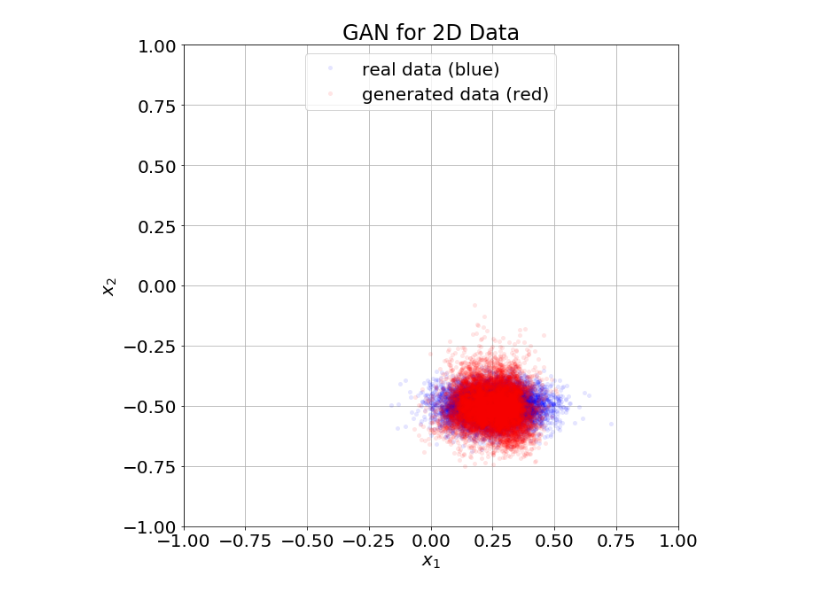
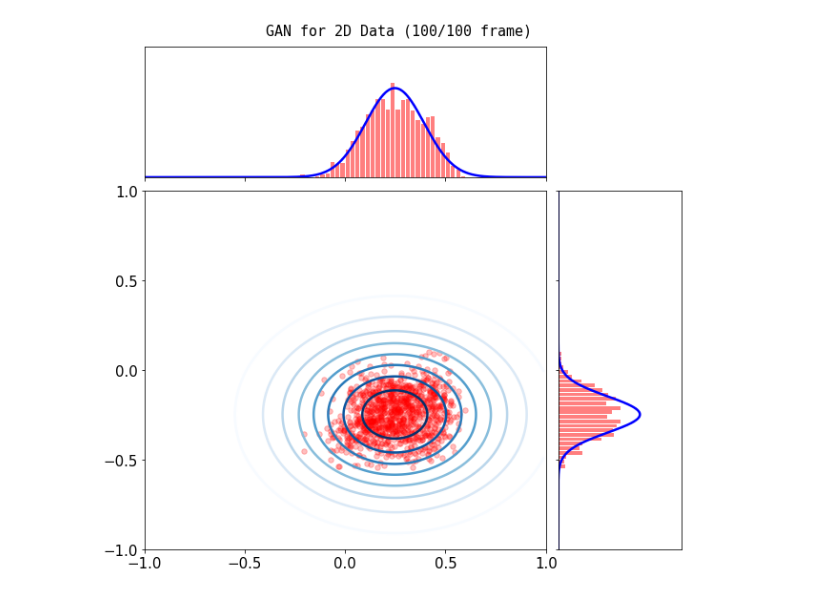
Before and after one commit to ryuseonghan/DL-Study, a Jupyter notebook: gan2d.ipynb, the cells around one changed output. Saved outputs shown, nothing was run; the diff lists cells and outputs as text; code cells hidden in the pictures.

```diff
--- a/gan2d.ipynb
+++ b/gan2d.ipynb
@@ -15,8 +16,8 @@ import tensorflow as tf
 import os
 os.environ['CUDA_VISIBLE_DEVICES'] = ''
 # %%
-NUM_DATA = 10 ** 4
-x_real = np.column_stack((np.random.normal(0.25, 0.10, size=NUM_DATA), np.random.normal(-0.5, 0.05, size=NUM_DATA)))
+NUM_DATA = 10 ** 3
+x_real = np.column_stack((np.random.normal(0.25, 0.15, size=NUM_DATA), np.random.normal(-0.25, 0.1, size=NUM_DATA)))
 # %%
 class GAN:
     def __init__(self, dim_z, dim_h1, dim_h2, dim_x):
@@ -83,18 +84,3 @@ class GAN:
 
     def generate_data(self, sess, noise):
         return sess.run(self.G, feed_dict={self.z: noise})
-# %%
-def plot_data(x_real, x_fake, path=None):
-    plt.ioff()
-    plt.rc('font', size=20)
-    f, ax = plt.subplots(figsize=(10, 10))
-    plt.xlabel('$x_1$')
-    plt.ylabel('$x_2$')
-    plt.plot(x_real[:,0], x_real[:,1], 'bo', markersize=5, markeredgewidth=0.0, alpha=0.1, label='real data (blue)')
-    plt.plot(x_fake[:,0], x_fake[:,1], 'ro', markersize=5, markeredgewidth=0.0, alpha=0.1, label='generated data (red)')
-    plt.title(r'GAN for 2D Data')
-    plt.axis([-1, 1, -1, 1])
-    plt.grid(True)
-    legend = ax.legend(loc='upper center')
-    path == None and plt.show() or plt.savefig(path, bbox_inches='tight')
-    plt.close()
@@ -101,33 +149,39 @@ def plot_data(x_real, x_fake, path=None):
 # %%
 tf.reset_default_graph()
 
 with tf.Session() as sess:
     gan = GAN(dim_z=2**5, dim_h1=2**4, dim_h2=2**3, dim_x=2)
     sess.run(tf.global_variables_initializer())
     sess.run(tf.local_variables_initializer())
 
     fixed_noise = gan.generate_noise(NUM_DATA)
 
-    # Train both D and G
     BATCH_SIZE = 2 ** 6
     NUM_ITER = 100001
-    num_img = 1
+    num_img = 0
+
+    # Draw first frame of the animation
+    x_fake = gan.generate_data(sess, fixed_noise)
+    plot_data(x_real, x_fake, '%3d/%d'%(num_img, 100), 'plot_gan2d/%d.png'%num_img)
+
     for iter in xrange(NUM_ITER):
+        # Train
         x_batch = x_real[[random.randint(a=0, b=x_real.shape[0]-1) for _ in range(BATCH_SIZE)]]
-        lr = 0.0001 * (1 - float(iter) / NUM_ITER)
-        gan.train(sess, x_batch, lr, train_D_only=True)
-        if iter % 5 == 0:
+        lr = 0.00005 * (1 - float(iter) / NUM_ITER)
+        if iter % 2 == 0:
             gan.train(sess, x_batch, lr)
+        else:
+            gan.train(sess, x_batch, lr, train_D_only=True)
 
-        # Animation
-        if iter % 100 == 0:
+        # Draw a frame of the animation
+        if iter > 0 and iter % 1000 == 0:
             x_fake = gan.generate_data(sess, fixed_noise)
-            plot_data(x_real, x_fake, 'plot_gan2d_circle/%d.png'%num_img)
             num_img += 1
+            plot_data(x_real, x_fake, '%3d/%d'%(num_img, 100), 'plot_gan2d/%d.png'%num_img)
 
-        # Last generation
+        # Plot the result
         if iter == (NUM_ITER-1):
             x_fake = gan.generate_data(sess, fixed_noise)
-            plot_data(x_real, x_fake)
+            plot_data(x_real, x_fake, '%3d/%d'%(num_img, 100))
 # %% [output]
-[figure, old version]
+[figure, new version]
```
Also changed, not shown: parts of 3 cells of this notebook, 1 other file.
